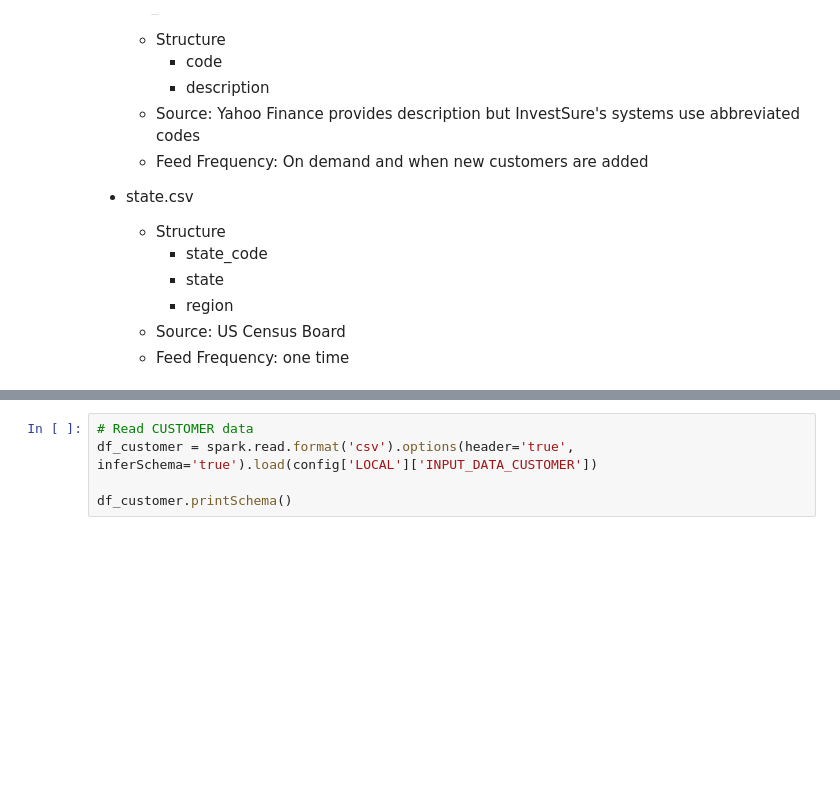
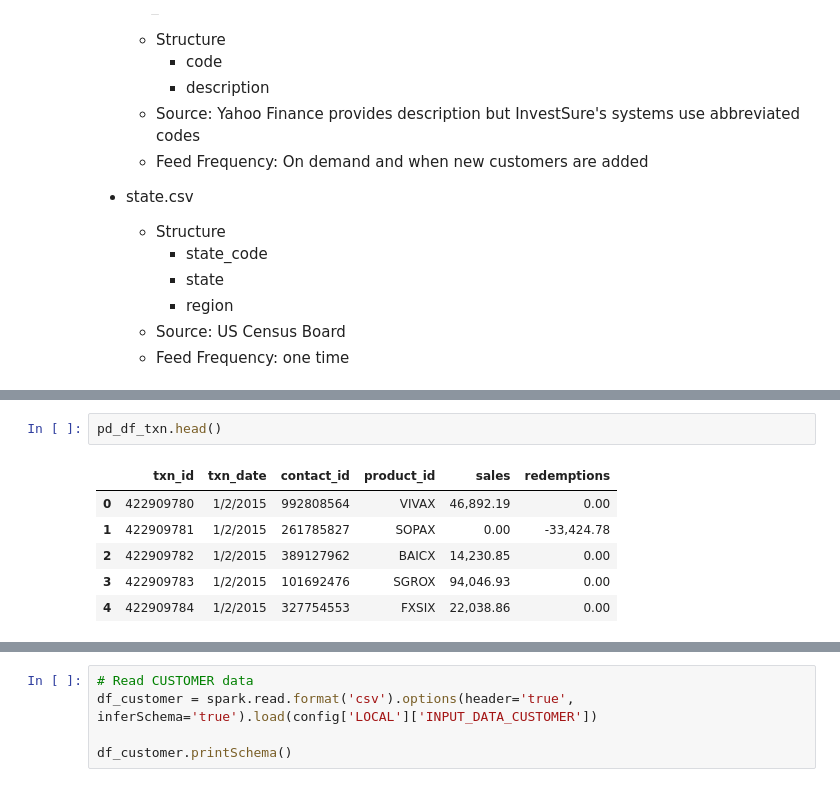
Before and after one commit to bthodla/bt_dend_capstone_project, a Jupyter notebook: Capstone Project Template.ipynb, the cells around one changed output, grey strips where cells are left out. Drawn from its saved outputs; the diff is of its cells as text; blank space fills up the shorter version.

```diff
--- a/Capstone Project Template.ipynb
+++ b/Capstone Project Template.ipynb
@@ -111,0 +168,9 @@ In this section, I will describe the data including its source.
+# %%
+pd_df_txn.head()
+# %% [output]
+|  | txn_id | txn_date | contact_id | product_id | sales | redemptions |
+| 0 | 422909780 | 1/2/2015 | 992808564 | VIVAX | 46,892.19 | 0.00 |
+| 1 | 422909781 | 1/2/2015 | 261785827 | SOPAX | 0.00 | -33,424.78 |
+| 2 | 422909782 | 1/2/2015 | 389127962 | BAICX | 14,230.85 | 0.00 |
+| 3 | 422909783 | 1/2/2015 | 101692476 | SGROX | 94,046.93 | 0.00 |
+| 4 | 422909784 | 1/2/2015 | 327754553 | FXSIX | 22,038.86 | 0.00 |
```
Also changed, not shown: parts of 30 cells of this notebook, 3 other files.
